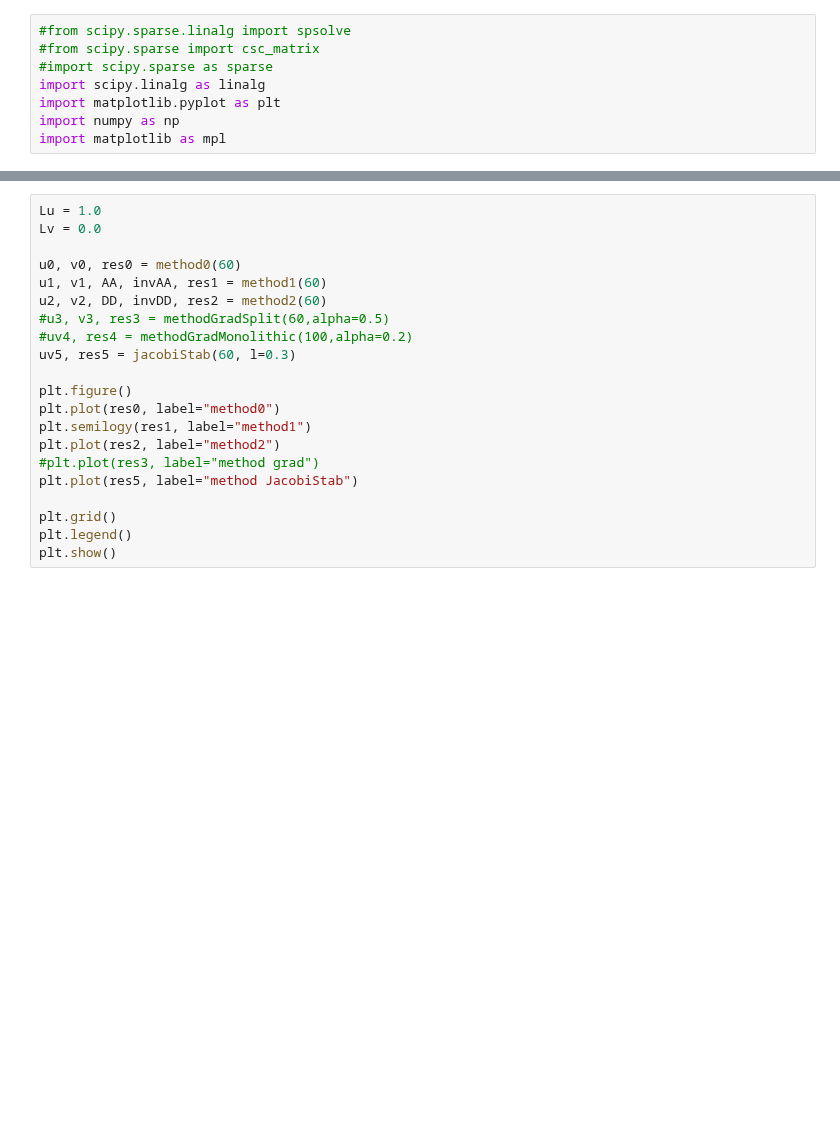
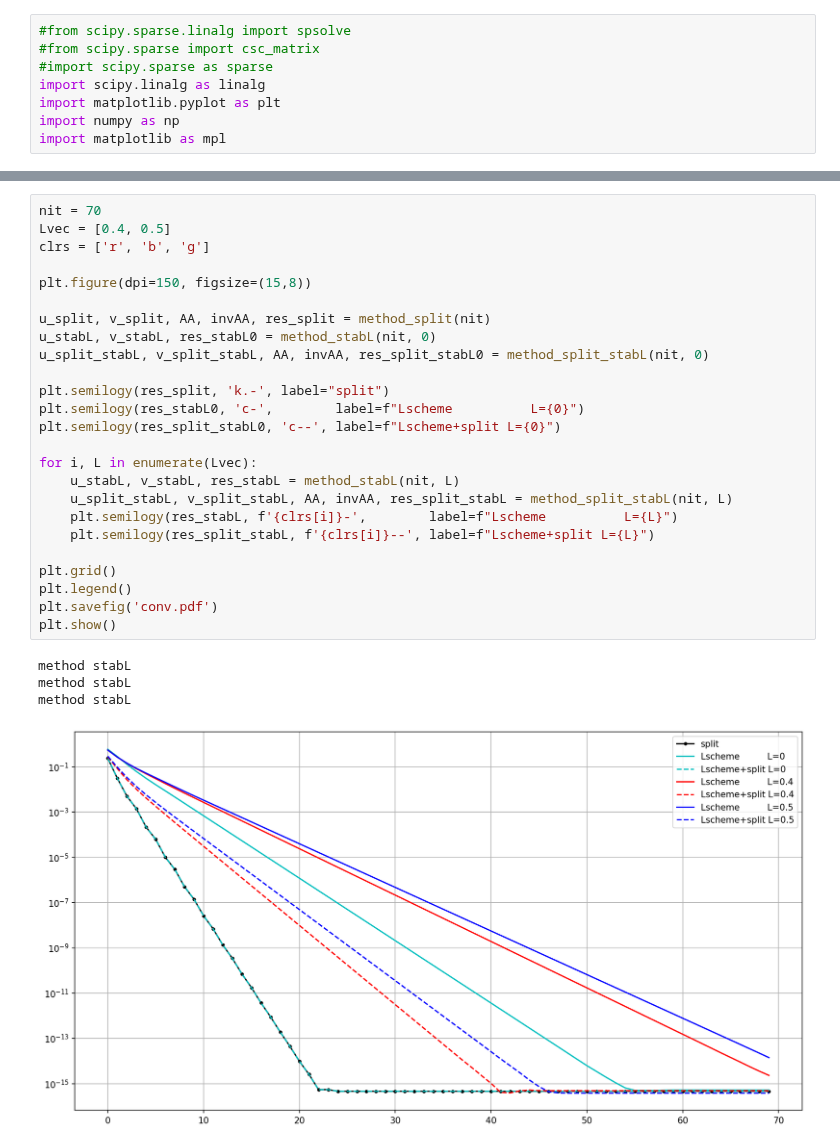
Before and after one commit to multiform-UoN/splittingschemes, a Jupyter notebook: python/splitting.ipynb, the cells around one changed output, grey strips where cells are left out. Drawn from its saved outputs; the diff is of its cells as text; blank space fills up the shorter version.

```diff
--- a/python/splitting.ipynb
+++ b/python/splitting.ipynb
@@ -154,21 +143,30 @@ fig.colorbar(cax, ax=ax)
 # %%
-Lu = 1.0
-Lv = 0.0
+nit = 70
+Lvec = [0.4, 0.5]
+clrs = ['r', 'b', 'g']
 
-u0, v0, res0 = method0(60)
-u1, v1, AA, invAA, res1 = method1(60)
-u2, v2, DD, invDD, res2 = method2(60)
-#u3, v3, res3 = methodGradSplit(60,alpha=0.5)
-#uv4, res4 = methodGradMonolithic(100,alpha=0.2)
-uv5, res5 = jacobiStab(60, l=0.3)
+plt.figure(dpi=150, figsize=(15,8))
 
-plt.figure()
-plt.plot(res0, label="method0")
-plt.semilogy(res1, label="method1")
-plt.plot(res2, label="method2")
-#plt.plot(res3, label="method grad")
-plt.plot(res5, label="method JacobiStab")
+u_split, v_split, AA, invAA, res_split = method_split(nit)
+u_stabL, v_stabL, res_stabL0 = method_stabL(nit, 0)
+u_split_stabL, v_split_stabL, AA, invAA, res_split_stabL0 = method_split_stabL(nit, 0)
+
+plt.semilogy(res_split, 'k.-', label="split")
+plt.semilogy(res_stabL0, 'c-',        label=f"Lscheme          L={0}")
+plt.semilogy(res_split_stabL0, 'c--', label=f"Lscheme+split L={0}")
+
+for i, L in enumerate(Lvec):
+    u_stabL, v_stabL, res_stabL = method_stabL(nit, L)
+    u_split_stabL, v_split_stabL, AA, invAA, res_split_stabL = method_split_stabL(nit, L)
+    plt.semilogy(res_stabL, f'{clrs[i]}-',        label=f"Lscheme          L={L}")
+    plt.semilogy(res_split_stabL, f'{clrs[i]}--', label=f"Lscheme+split L={L}")
 
 plt.grid()
 plt.legend()
+plt.savefig('conv.pdf')
 plt.show()
+# %% [output]
+method stabL
+method stabL
+method stabL
+[figure, added]
```
Also changed, not shown: parts of 3 cells of this notebook, 2 other files.
